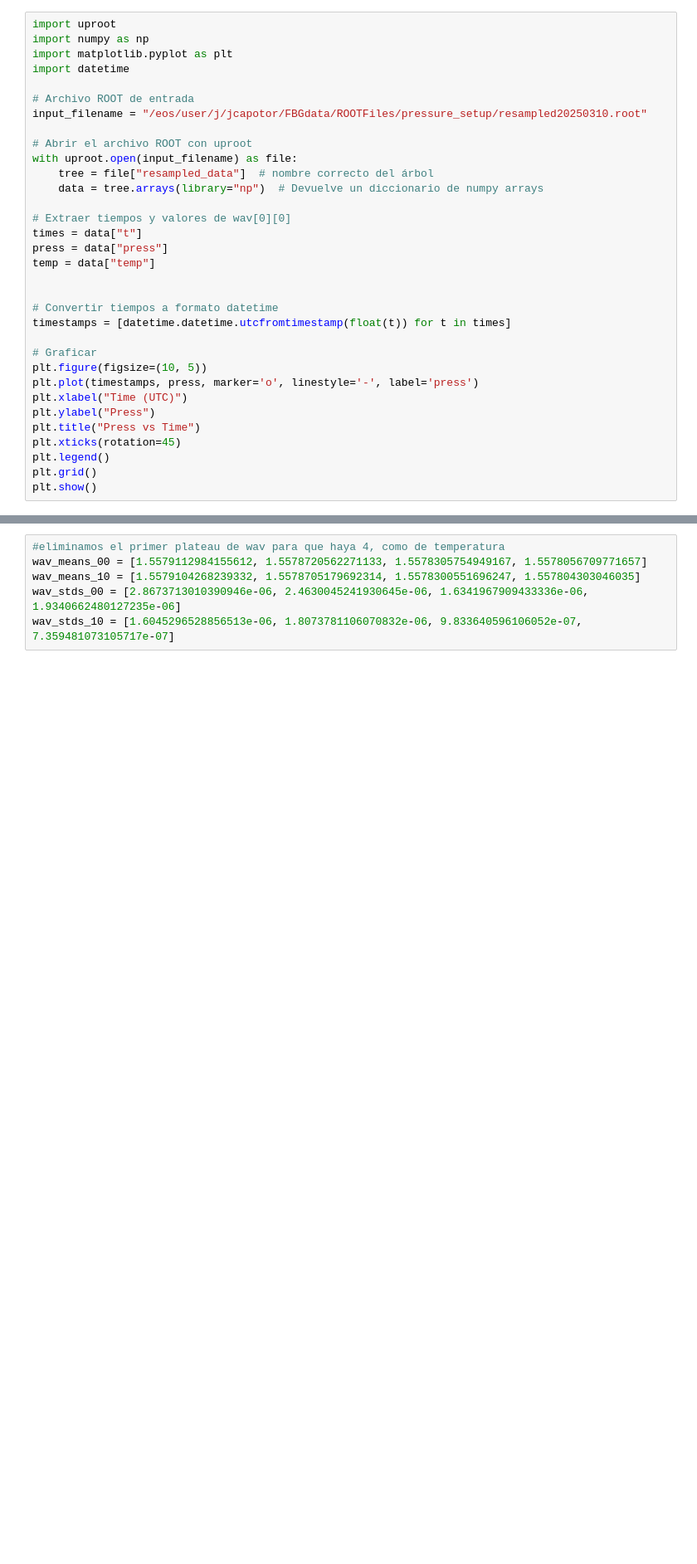
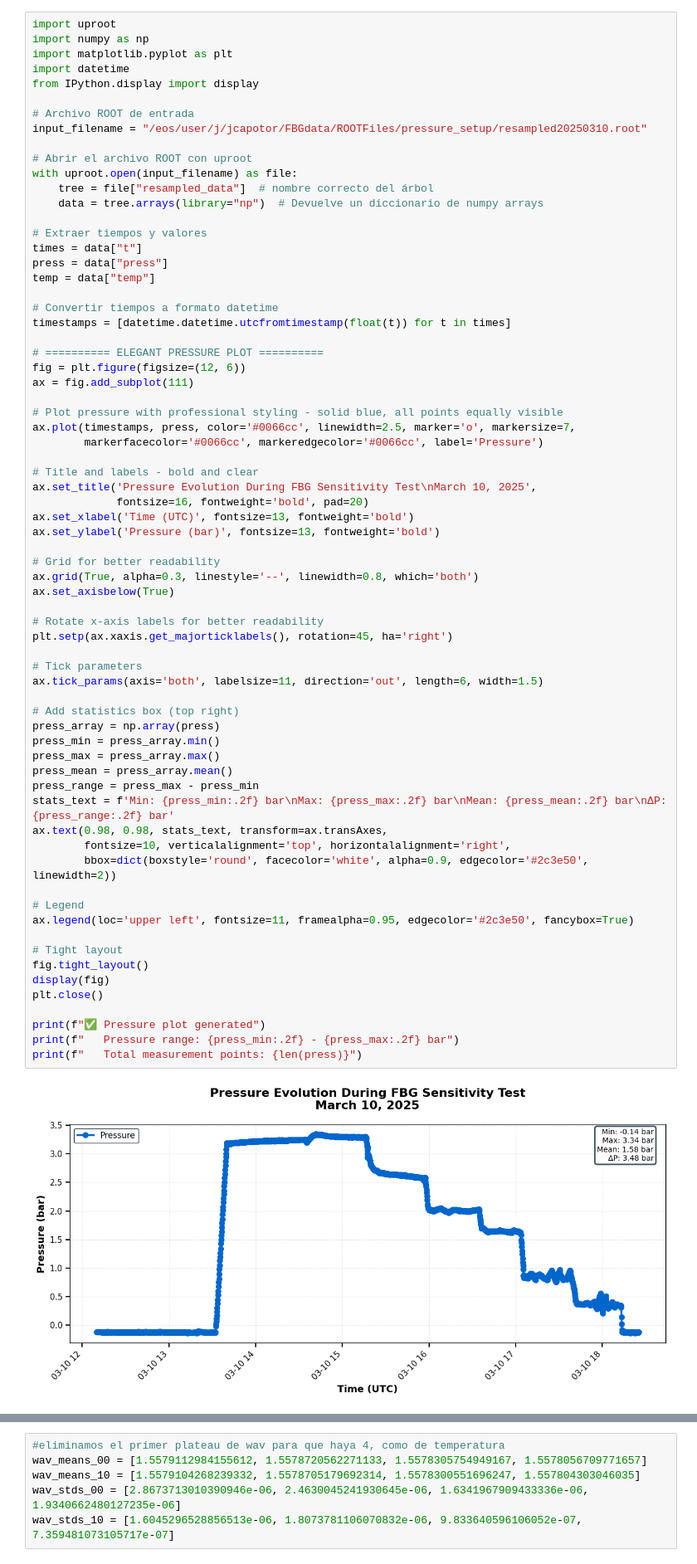
Before and after one commit to garpol/rtd-calibration-ana, a Jupyter notebook: FBG_Sensitivity_Analysis/Analysis Sens Press 10-03-2025.ipynb, the cells around one changed output, grey strips where cells are left out. Shown at 83% size. Cells and saved outputs as stored; diff of their text form; blank space fills up the shorter version.

```diff
--- a/FBG_Sensitivity_Analysis/Analysis Sens Press 10-03-2025.ipynb
+++ b/FBG_Sensitivity_Analysis/Analysis Sens Press 10-03-2025.ipynb
@@ -1,33 +1,71 @@
 # %%
 import uproot
 import numpy as np
 import matplotlib.pyplot as plt
 import datetime
+from IPython.display import display
 
 # Archivo ROOT de entrada
 input_filename = "/eos/user/j/jcapotor/FBGdata/ROOTFiles/pressure_setup/resampled20250310.root"
 
 # Abrir el archivo ROOT con uproot
 with uproot.open(input_filename) as file:
     tree = file["resampled_data"]  # nombre correcto del árbol
     data = tree.arrays(library="np")  # Devuelve un diccionario de numpy arrays
 
-# Extraer tiempos y valores de wav[0][0]
+# Extraer tiempos y valores
 times = data["t"]
 press = data["press"]
 temp = data["temp"]
 
-
 # Convertir tiempos a formato datetime
 timestamps = [datetime.datetime.utcfromtimestamp(float(t)) for t in times]
 
-# Graficar
-plt.figure(figsize=(10, 5))
-plt.plot(timestamps, press, marker='o', linestyle='-', label='press')
-plt.xlabel("Time (UTC)")
-plt.ylabel("Press")
-plt.title("Press vs Time")
-plt.xticks(rotation=45)
-plt.legend()
-plt.grid()
-plt.show()
+# ========== ELEGANT PRESSURE PLOT ==========
+fig = plt.figure(figsize=(12, 6))
+ax = fig.add_subplot(111)
+
+# Plot pressure with professional styling - solid blue, all points equally visible
+ax.plot(timestamps, press, color='#0066cc', linewidth=2.5, marker='o', markersize=7,
+        markerfacecolor='#0066cc', markeredgecolor='#0066cc', label='Pressure')
+
+# Title and labels - bold and clear
+ax.set_title('Pressure Evolution During FBG Sensitivity Test\nMarch 10, 2025',
+             fontsize=16, fontweight='bold', pad=20)
+ax.set_xlabel('Time (UTC)', fontsize=13, fontweight='bold')
+ax.set_ylabel('Pressure (bar)', fontsize=13, fontweight='bold')
+
+# Grid for better readability
+ax.grid(True, alpha=0.3, linestyle='--', linewidth=0.8, which='both')
+ax.set_axisbelow(True)
+
+# Rotate x-axis labels for better readability
+plt.setp(ax.xaxis.get_majorticklabels(), rotation=45, ha='right')
+
+# Tick parameters
+ax.tick_params(axis='both', labelsize=11, direction='out', length=6, width=1.5)
+
+# Add statistics box (top right)
+press_array = np.array(press)
+press_min = press_array.min()
+press_max = press_array.max()
+press_mean = press_array.mean()
+press_range = press_max - press_min
+stats_text = f'Min: {press_min:.2f} bar\nMax: {press_max:.2f} bar\nMean: {press_mean:.2f} bar\nΔP: {press_range:.2f} bar'
+ax.text(0.98, 0.98, stats_text, transform=ax.transAxes,
+        fontsize=10, verticalalignment='top', horizontalalignment='right',
+        bbox=dict(boxstyle='round', facecolor='white', alpha=0.9, edgecolor='#2c3e50', linewidth=2))
+
+# Legend
+ax.legend(loc='upper left', fontsize=11, framealpha=0.95, edgecolor='#2c3e50', fancybox=True)
+
+# Tight layout
+fig.tight_layout()
+display(fig)
+plt.close()
+
+print(f"✅ Pressure plot generated")
+print(f"   Pressure range: {press_min:.2f} - {press_max:.2f} bar")
+print(f"   Total measurement points: {len(press)}")
+# %% [output]
+[figure, added]
```
Also changed, not shown: parts of 25 cells of this notebook.
